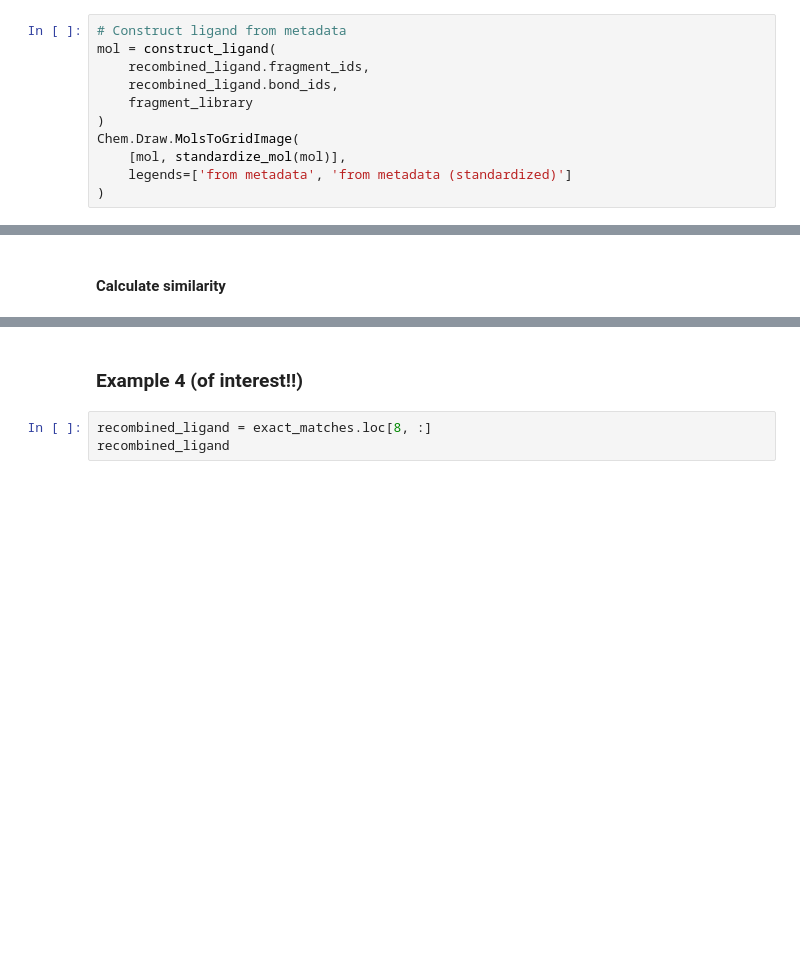
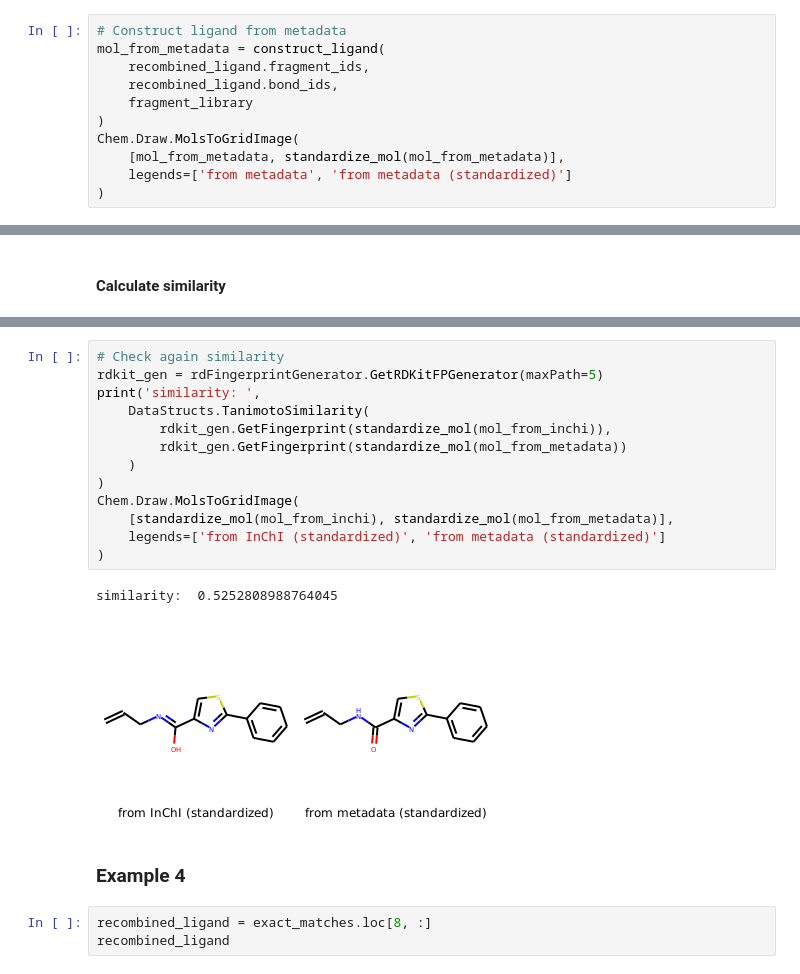
Before and after one commit to volkamerlab/KinFragLib, a Jupyter notebook: notebooks/0_0_combinatorial_library_exact_vs_most_similar.ipynb, the cells around one changed output, grey strips where cells are left out. Saved outputs shown, nothing was run; the diff lists cells and outputs as text; blank space fills up the shorter version.

```diff
--- a/notebooks/0_0_combinatorial_library_exact_vs_most_similar.ipynb
+++ b/notebooks/0_0_combinatorial_library_exact_vs_most_similar.ipynb
@@ -336,13 +402,13 @@ Compare in ChEMBL:
 #### Construct ligand from metadata/InChI
 # %%
 # Construct ligand from metadata
-mol = construct_ligand(
+mol_from_metadata = construct_ligand(
     recombined_ligand.fragment_ids,
     recombined_ligand.bond_ids,
     fragment_library
 )
 Chem.Draw.MolsToGridImage(
-    [mol, standardize_mol(mol)],
+    [mol_from_metadata, standardize_mol(mol_from_metadata)],
     legends=['from metadata', 'from metadata (standardized)']
 )
 # %% [output]
@@ -379,5 +454,21 @@ Most similar ChEMBL match: CHEMBL4070122
+# %%
+# Check again similarity
+rdkit_gen = rdFingerprintGenerator.GetRDKitFPGenerator(maxPath=5)
+print('similarity: ',
+    DataStructs.TanimotoSimilarity(
+        rdkit_gen.GetFingerprint(standardize_mol(mol_from_inchi)),
+        rdkit_gen.GetFingerprint(standardize_mol(mol_from_metadata))
+    )
+)
+Chem.Draw.MolsToGridImage(
+    [standardize_mol(mol_from_inchi), standardize_mol(mol_from_metadata)],
+    legends=['from InChI (standardized)', 'from metadata (standardized)']
+)
+# %% [output]
+similarity:  0.5252808988764045
+[figure, added]
 # %% [markdown]
-### Example 4 (of interest!!)
+### Example 4
 # %%
 recombined_ligand = exact_matches.loc[8, :]
 recombined_ligand
```
Also changed, not shown: parts of 11 cells of this notebook.
